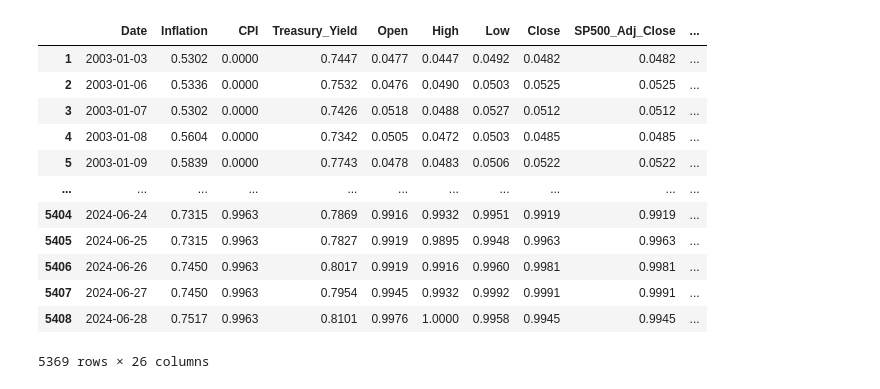
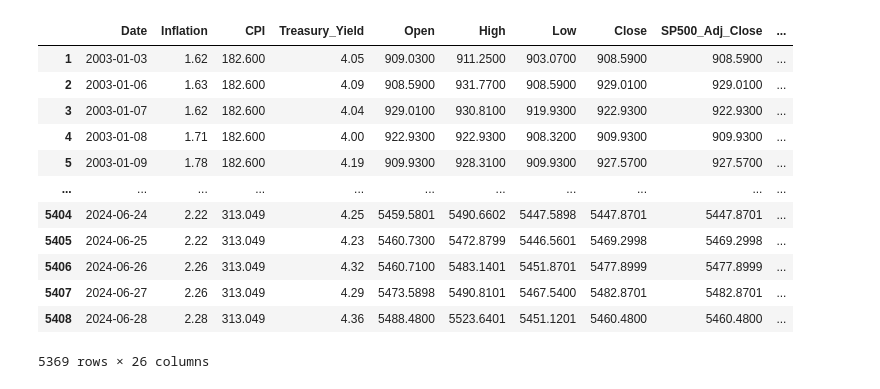
Before and after one commit to PaulAnrd/Research_Project, a Jupyter notebook: code_/analysis_and_data/dataPreprocessing.ipynb, the cells around one changed output. Saved outputs shown, nothing was run; the diff lists cells and outputs as text; code cells hidden in the pictures.

```diff
--- a/code_/analysis_and_data/dataPreprocessing.ipynb
+++ b/code_/analysis_and_data/dataPreprocessing.ipynb
@@ -187,21 +187,21 @@ def dataPreprocessing():
 # %%
 dataPreprocessing()
-# %%
-df_normalized
-# %% [output]
-|  | Date | Inflation | CPI | Treasury_Yield | Open | High | Low | Close | SP500_Adj_Close | ... |
-| 1 | 2003-01-03 | 0.5302 | 0.0000 | 0.7447 | 0.0477 | 0.0447 | 0.0492 | 0.0482 | 0.0482 | ... |
-| 2 | 2003-01-06 | 0.5336 | 0.0000 | 0.7532 | 0.0476 | 0.0490 | 0.0503 | 0.0525 | 0.0525 | ... |
-| 3 | 2003-01-07 | 0.5302 | 0.0000 | 0.7426 | 0.0518 | 0.0488 | 0.0527 | 0.0512 | 0.0512 | ... |
-| 4 | 2003-01-08 | 0.5604 | 0.0000 | 0.7342 | 0.0505 | 0.0472 | 0.0503 | 0.0485 | 0.0485 | ... |
-| 5 | 2003-01-09 | 0.5839 | 0.0000 | 0.7743 | 0.0478 | 0.0483 | 0.0506 | 0.0522 | 0.0522 | ... |
-| ... | ... | ... | ... | ... | ... | ... | ... | ... | ... | ... |
-| 5404 | 2024-06-24 | 0.7315 | 0.9963 | 0.7869 | 0.9916 | 0.9932 | 0.9951 | 0.9919 | 0.9919 | ... |
-| 5405 | 2024-06-25 | 0.7315 | 0.9963 | 0.7827 | 0.9919 | 0.9895 | 0.9948 | 0.9963 | 0.9963 | ... |
-| 5406 | 2024-06-26 | 0.7450 | 0.9963 | 0.8017 | 0.9919 | 0.9916 | 0.9960 | 0.9981 | 0.9981 | ... |
-| 5407 | 2024-06-27 | 0.7450 | 0.9963 | 0.7954 | 0.9945 | 0.9932 | 0.9992 | 0.9991 | 0.9991 | ... |
-| 5408 | 2024-06-28 | 0.7517 | 0.9963 | 0.8101 | 0.9976 | 1.0000 | 0.9958 | 0.9945 | 0.9945 | ... |
-5369 rows × 26 columns
+# %%
+cleaned_df
+# %% [output]
+|  | Date | Inflation | CPI | Treasury_Yield | Open | High | Low | Close | SP500_Adj_Close | ... |
+| 1 | 2003-01-03 | 1.62 | 182.600 | 4.05 | 909.0300 | 911.2500 | 903.0700 | 908.5900 | 908.5900 | ... |
+| 2 | 2003-01-06 | 1.63 | 182.600 | 4.09 | 908.5900 | 931.7700 | 908.5900 | 929.0100 | 929.0100 | ... |
+| 3 | 2003-01-07 | 1.62 | 182.600 | 4.04 | 929.0100 | 930.8100 | 919.9300 | 922.9300 | 922.9300 | ... |
+| 4 | 2003-01-08 | 1.71 | 182.600 | 4.00 | 922.9300 | 922.9300 | 908.3200 | 909.9300 | 909.9300 | ... |
+| 5 | 2003-01-09 | 1.78 | 182.600 | 4.19 | 909.9300 | 928.3100 | 909.9300 | 927.5700 | 927.5700 | ... |
+| ... | ... | ... | ... | ... | ... | ... | ... | ... | ... | ... |
+| 5404 | 2024-06-24 | 2.22 | 313.049 | 4.25 | 5459.5801 | 5490.6602 | 5447.5898 | 5447.8701 | 5447.8701 | ... |
+| 5405 | 2024-06-25 | 2.22 | 313.049 | 4.23 | 5460.7300 | 5472.8799 | 5446.5601 | 5469.2998 | 5469.2998 | ... |
+| 5406 | 2024-06-26 | 2.26 | 313.049 | 4.32 | 5460.7100 | 5483.1401 | 5451.8701 | 5477.8999 | 5477.8999 | ... |
+| 5407 | 2024-06-27 | 2.26 | 313.049 | 4.29 | 5473.5898 | 5490.8101 | 5467.5400 | 5482.8701 | 5482.8701 | ... |
+| 5408 | 2024-06-28 | 2.28 | 313.049 | 4.36 | 5488.4800 | 5523.6401 | 5451.1201 | 5460.4800 | 5460.4800 | ... |
+5369 rows × 26 columns
 # %%
 def smaller_df():
     df_s = df_normalized[['Date', 'Open', 'High', 'Low', 'Close', 'SP500_Adj_Close','move', 'Volume', 'volatility', 'volatility_forcast', 'returns', 'GARCH_VM']]
```
Also changed, not shown: parts of 3 cells of this notebook, 15 other files.
